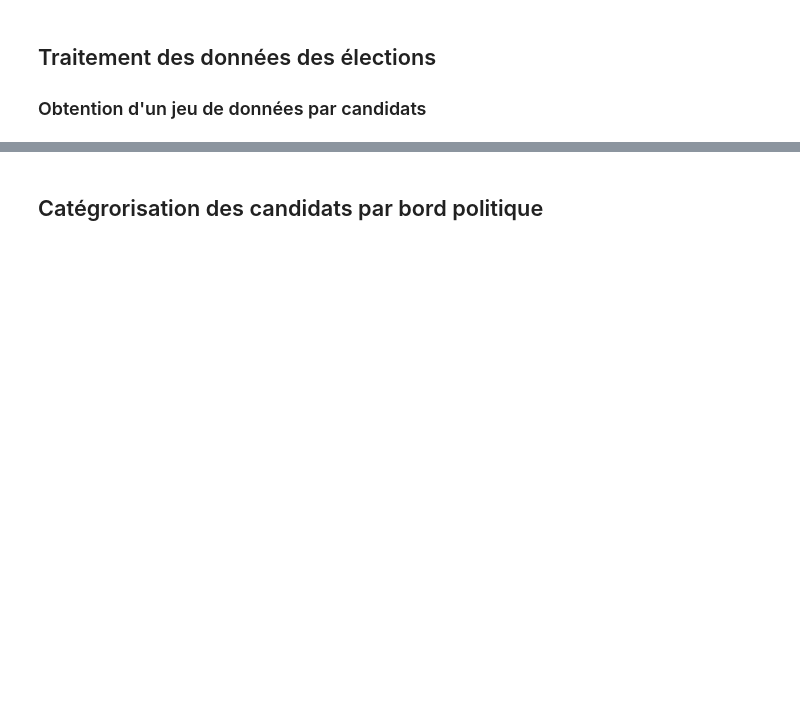
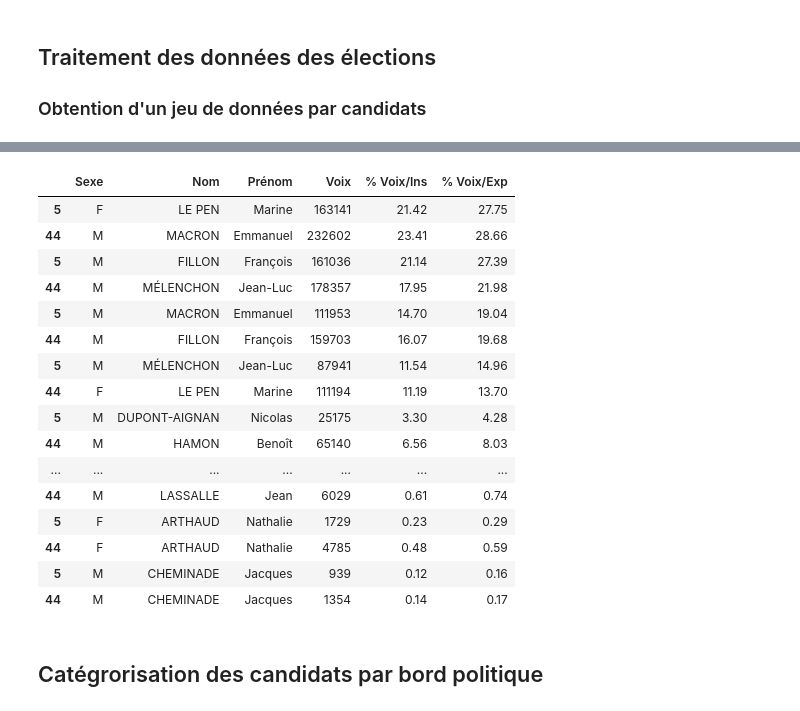
Before and after one commit to CinquinAndy/i1-mspr-data, a Jupyter notebook: Notebook_visu_graphs.ipynb, the cells around one changed output, grey strips where cells are left out. Cells and saved outputs as stored; diff of their text form; code cells hidden in the pictures; blank space fills up the shorter version.

```diff
--- a/Notebook_visu_graphs.ipynb
+++ b/Notebook_visu_graphs.ipynb
@@ -271,31 +485,38 @@ global_columns
 # %%
 
 donnees_1er_tour_2017["Code du département"] = donnees_1er_tour_2017["Code du département"].astype(str)
 donnees_1er_tour_2017["Code du département"].unique()
 donnees_1er_tour_2017_44_06 = donnees_1er_tour_2017[(donnees_1er_tour_2017["Code du département"] == '44') | (donnees_1er_tour_2017["Code du département"] == '06')]
-display(msno.bar(donnees_1er_tour_2017_44_06))
-display(donnees_1er_tour_2017_44_06.columns)
 #Isolement des candidats
 candidates_df = []
 columns = ['Sexe', 'Nom', 'Prénom', 'Voix', '% Voix/Ins', '% Voix/Exp']
 for i in range(11):
     regex = '(Sexe|Nom|Prénom|Voix|% Voix/Ins|% Voix/Exp)'
     if i > 0 :
         regex = regex + '\.' + str(i)
-        print(regex)
     regex = regex + '$'
     candidates = donnees_1er_tour_2017_44_06.filter(regex=regex)
     candidates.columns = columns
-    display(candidates)
     candidates_df.append(candidates)
 total_candidates = pd.concat(candidates_df, axis=0)
-total_candidates
-global_results = donnees_1er_tour_2017_44_06[global_columns]
-display(global_results)
-
-election_results_2017 = global_results.join(total_candidates, how='inner')
-election_results_2017
-#Assignation à une opinion politique
-#Aggrégation des résultats
+display(total_candidates)
+# %% [output]
+|  | Sexe | Nom | Prénom | Voix | % Voix/Ins | % Voix/Exp |
+| 5 | F | LE PEN | Marine | 163141 | 21.42 | 27.75 |
+| 44 | M | MACRON | Emmanuel | 232602 | 23.41 | 28.66 |
+| 5 | M | FILLON | François | 161036 | 21.14 | 27.39 |
+| 44 | M | MÉLENCHON | Jean-Luc | 178357 | 17.95 | 21.98 |
+| 5 | M | MACRON | Emmanuel | 111953 | 14.70 | 19.04 |
+| 44 | M | FILLON | François | 159703 | 16.07 | 19.68 |
+| 5 | M | MÉLENCHON | Jean-Luc | 87941 | 11.54 | 14.96 |
+| 44 | F | LE PEN | Marine | 111194 | 11.19 | 13.70 |
+| 5 | M | DUPONT-AIGNAN | Nicolas | 25175 | 3.30 | 4.28 |
+| 44 | M | HAMON | Benoît | 65140 | 6.56 | 8.03 |
+| ... | ... | ... | ... | ... | ... | ... |
+| 44 | M | LASSALLE | Jean | 6029 | 0.61 | 0.74 |
+| 5 | F | ARTHAUD | Nathalie | 1729 | 0.23 | 0.29 |
+| 44 | F | ARTHAUD | Nathalie | 4785 | 0.48 | 0.59 |
+| 5 | M | CHEMINADE | Jacques | 939 | 0.12 | 0.16 |
+| 44 | M | CHEMINADE | Jacques | 1354 | 0.14 | 0.17 |
 # %% [markdown]
 ## Catégrorisation des candidats par bord politique
```
Also changed, not shown: parts of 23 cells of this notebook.
